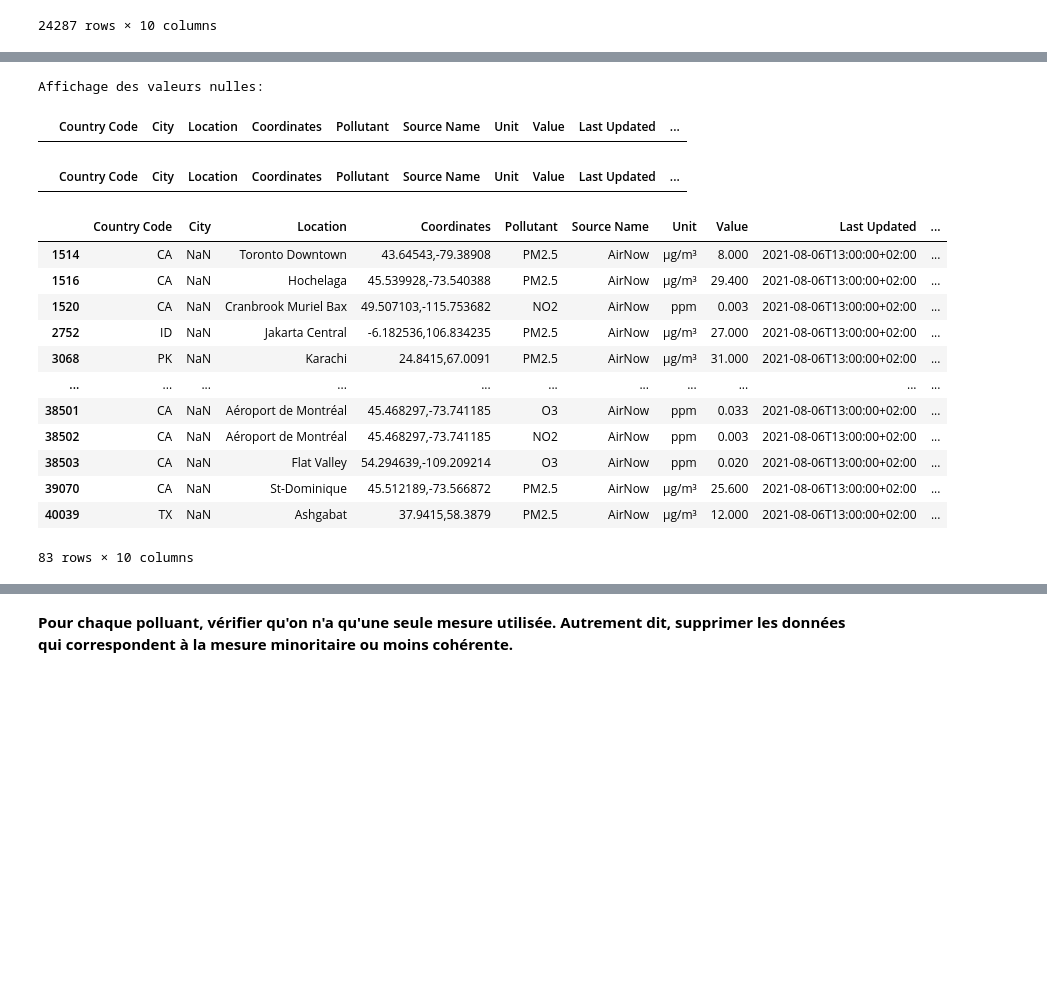
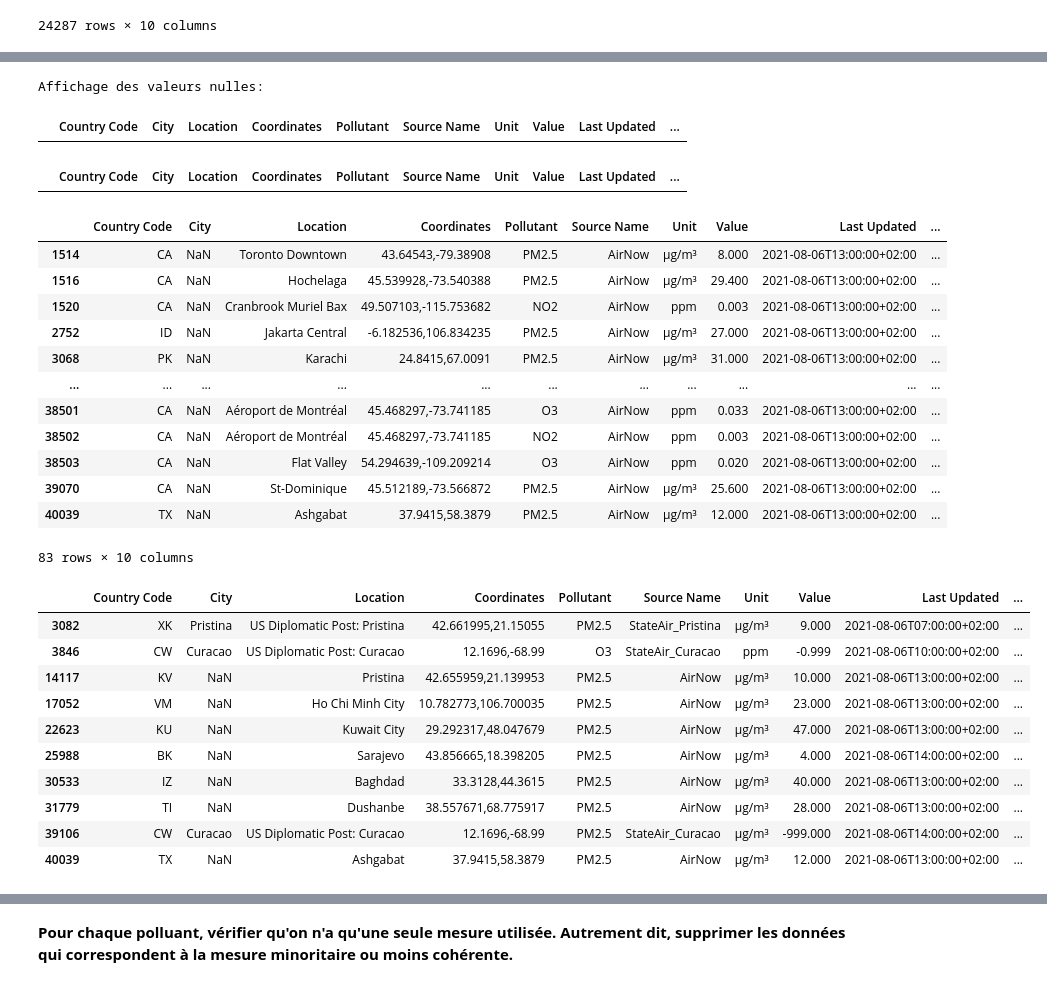
Before and after one commit to jocelyn-ep/S5-J2-Nettoyage-Analyse-BDD, a Jupyter notebook: Air quality/air_quality.ipynb, the cells around one changed output, grey strips where cells are left out. Drawn from its saved outputs; the diff is of its cells as text; code cells hidden in the pictures; blank space fills up the shorter version.

```diff
--- a/Air quality/air_quality.ipynb
+++ b/Air quality/air_quality.ipynb
@@ -84,24 +103,36 @@ df
 # %%
 # affichage des valeurs manquantes
 print("\nAffichage des valeurs nulles:")
 display(df.loc[df['Value'].isnull()])
 display(df.loc[df['Pollutant'].isnull()])
 display(df.loc[df['City'].isnull()])
+display(df.loc[df['Country Label'].isnull()])
 # %% [output]
 Affichage des valeurs nulles:
 |  | Country Code | City | Location | Coordinates | Pollutant | Source Name | Unit | Value | Last Updated | ... |
 |  | Country Code | City | Location | Coordinates | Pollutant | Source Name | Unit | Value | Last Updated | ... |
 |  | Country Code | City | Location | Coordinates | Pollutant | Source Name | Unit | Value | Last Updated | ... |
 | 1514 | CA | NaN | Toronto Downtown | 43.64543,-79.38908 | PM2.5 | AirNow | µg/m³ | 8.000 | 2021-08-06T13:00:00+02:00 | ... |
 | 1516 | CA | NaN | Hochelaga | 45.539928,-73.540388 | PM2.5 | AirNow | µg/m³ | 29.400 | 2021-08-06T13:00:00+02:00 | ... |
 | 1520 | CA | NaN | Cranbrook Muriel Bax | 49.507103,-115.753682 | NO2 | AirNow | ppm | 0.003 | 2021-08-06T13:00:00+02:00 | ... |
 | 2752 | ID | NaN | Jakarta Central | -6.182536,106.834235 | PM2.5 | AirNow | µg/m³ | 27.000 | 2021-08-06T13:00:00+02:00 | ... |
 | 3068 | PK | NaN | Karachi | 24.8415,67.0091 | PM2.5 | AirNow | µg/m³ | 31.000 | 2021-08-06T13:00:00+02:00 | ... |
 | ... | ... | ... | ... | ... | ... | ... | ... | ... | ... | ... |
 | 38501 | CA | NaN | Aéroport de Montréal | 45.468297,-73.741185 | O3 | AirNow | ppm | 0.033 | 2021-08-06T13:00:00+02:00 | ... |
 | 38502 | CA | NaN | Aéroport de Montréal | 45.468297,-73.741185 | NO2 | AirNow | ppm | 0.003 | 2021-08-06T13:00:00+02:00 | ... |
 | 38503 | CA | NaN | Flat Valley | 54.294639,-109.209214 | O3 | AirNow | ppm | 0.020 | 2021-08-06T13:00:00+02:00 | ... |
 | 39070 | CA | NaN | St-Dominique | 45.512189,-73.566872 | PM2.5 | AirNow | µg/m³ | 25.600 | 2021-08-06T13:00:00+02:00 | ... |
 | 40039 | TX | NaN | Ashgabat | 37.9415,58.3879 | PM2.5 | AirNow | µg/m³ | 12.000 | 2021-08-06T13:00:00+02:00 | ... |
 83 rows × 10 columns
+|  | Country Code | City | Location | Coordinates | Pollutant | Source Name | Unit | Value | Last Updated | ... |
+| 3082 | XK | Pristina | US Diplomatic Post: Pristina | 42.661995,21.15055 | PM2.5 | StateAir_Pristina | µg/m³ | 9.000 | 2021-08-06T07:00:00+02:00 | ... |
+| 3846 | CW | Curacao | US Diplomatic Post: Curacao | 12.1696,-68.99 | O3 | StateAir_Curacao | ppm | -0.999 | 2021-08-06T10:00:00+02:00 | ... |
+| 14117 | KV | NaN | Pristina | 42.655959,21.139953 | PM2.5 | AirNow | µg/m³ | 10.000 | 2021-08-06T13:00:00+02:00 | ... |
+| 17052 | VM | NaN | Ho Chi Minh City | 10.782773,106.700035 | PM2.5 | AirNow | µg/m³ | 23.000 | 2021-08-06T13:00:00+02:00 | ... |
+| 22623 | KU | NaN | Kuwait City | 29.292317,48.047679 | PM2.5 | AirNow | µg/m³ | 47.000 | 2021-08-06T13:00:00+02:00 | ... |
+| 25988 | BK | NaN | Sarajevo | 43.856665,18.398205 | PM2.5 | AirNow | µg/m³ | 4.000 | 2021-08-06T14:00:00+02:00 | ... |
+| 30533 | IZ | NaN | Baghdad | 33.3128,44.3615 | PM2.5 | AirNow | µg/m³ | 40.000 | 2021-08-06T13:00:00+02:00 | ... |
+| 31779 | TI | NaN | Dushanbe | 38.557671,68.775917 | PM2.5 | AirNow | µg/m³ | 28.000 | 2021-08-06T13:00:00+02:00 | ... |
+| 39106 | CW | Curacao | US Diplomatic Post: Curacao | 12.1696,-68.99 | PM2.5 | StateAir_Curacao | µg/m³ | -999.000 | 2021-08-06T14:00:00+02:00 | ... |
+| 40039 | TX | NaN | Ashgabat | 37.9415,58.3879 | PM2.5 | AirNow | µg/m³ | 12.000 | 2021-08-06T13:00:00+02:00 | ... |
 # %% [markdown]
```
Also changed, not shown: parts of 10 cells of this notebook, 2 other files.
